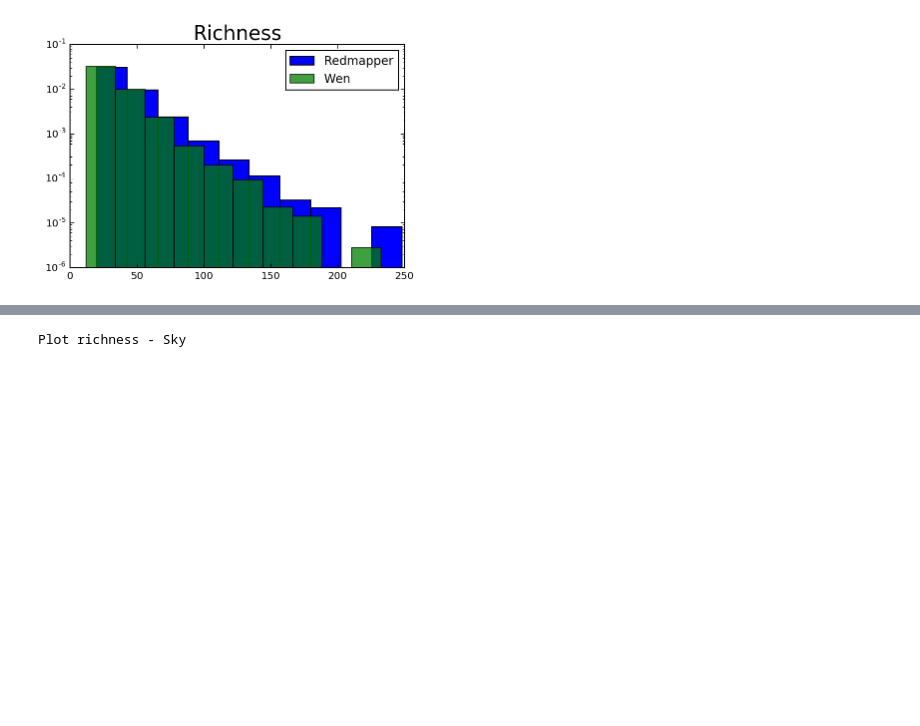
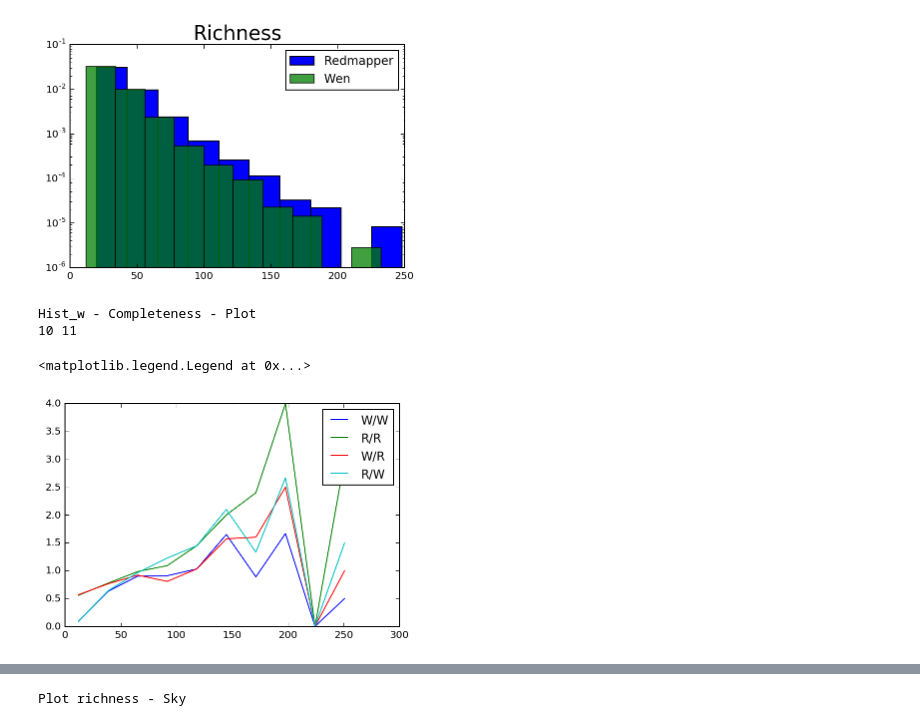
Before and after one commit to clusteron/comparison, a Jupyter notebook: table.ipynb, the cells around one changed output, grey strips where cells are left out. Saved outputs shown, nothing was run; the diff lists cells and outputs as text; code cells hidden in the pictures; blank space fills up the shorter version.

```diff
--- a/table.ipynb
+++ b/table.ipynb
@@ -307,3 +343,17 @@ plt.title('Richness', fontsize='20')
 Histogram richness - Sky
 <matplotlib.text.Text at 0x...>
 [figure]
+# %%
+print'Hist_w - Completeness - Plot'
+
+print len(Hist_rw[0]), len(Hist_rw[1])
+plt.plot(Hist_rw[1][:-1], Hist_rw_m[0]/Hist_rw[0], label = 'W/W')
+plt.plot(Hist_rw[1][:-1], Hist_rr_m[0]/Hist_rr[0], label = 'R/R')
+plt.plot(Hist_rw[1][:-1], Hist_rw_m[0]/Hist_rr[0], label = 'W/R')
+plt.plot(Hist_rw[1][:-1], Hist_rr_m[0]/Hist_rw[0], label = 'R/W')
+plt.legend()
+# %% [output]
+Hist_w - Completeness - Plot
+10 11
+<matplotlib.legend.Legend at 0x...>
+[figure, added]
```
Also changed, not shown: parts of 11 cells of this notebook.
